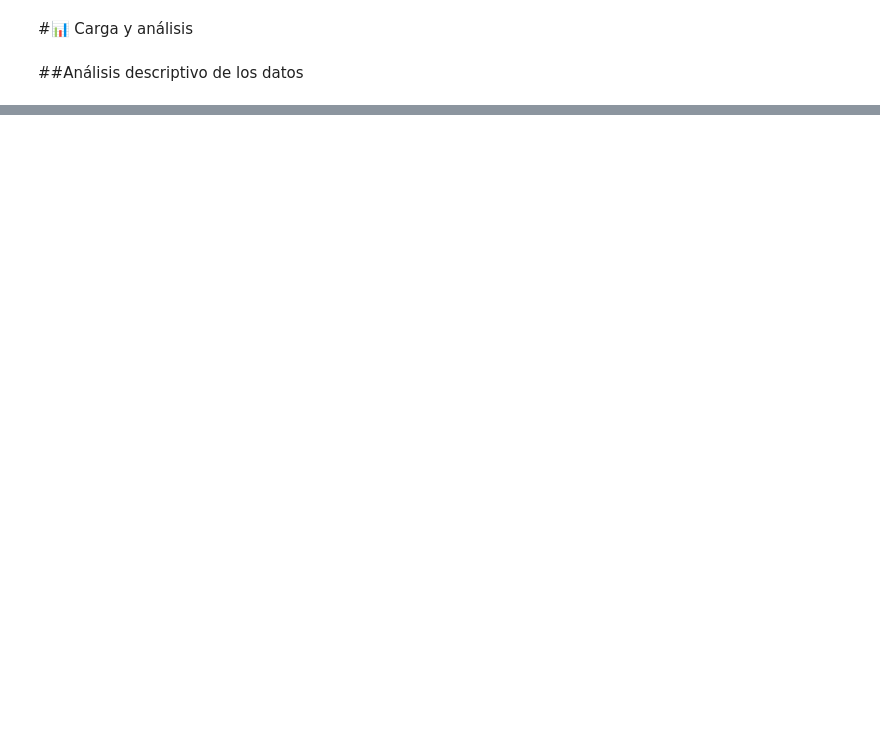
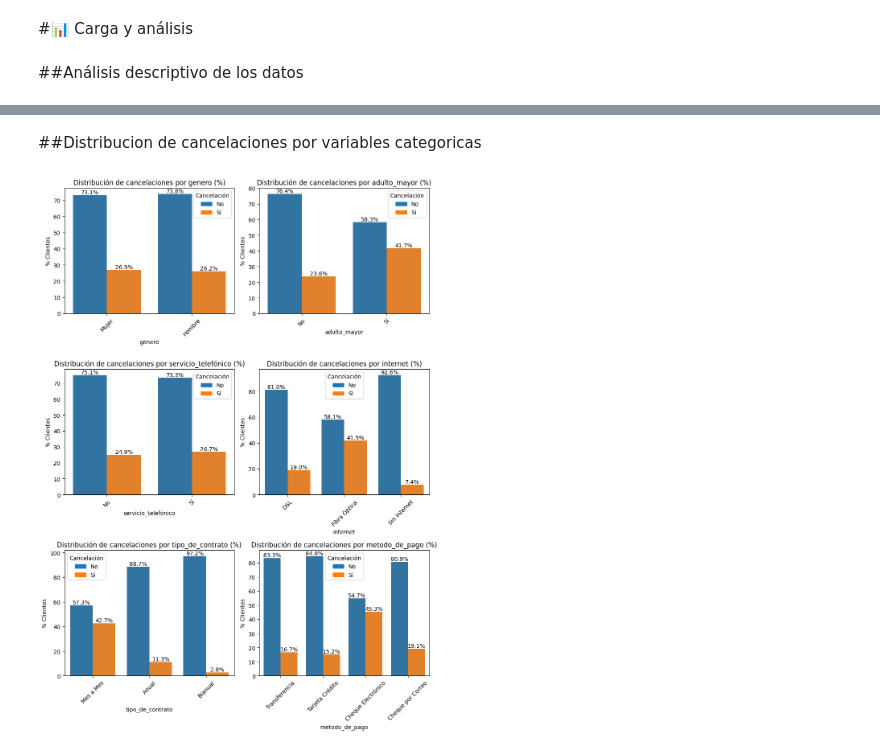
Before and after one commit to NicoPerotto/challenge2-data-science-LATAM, a Jupyter notebook: TelecomX_LATAM.ipynb, the cells around one changed output, grey strips where cells are left out. Drawn from its saved outputs; the diff is of its cells as text; code cells hidden in the pictures; blank space fills up the shorter version.

```diff
--- a/TelecomX_LATAM.ipynb
+++ b/TelecomX_LATAM.ipynb
@@ -276,0 +352,52 @@ dataFrame.describe()
+# %% [markdown]
+##Distribucion de cancelaciones por variables categoricas
+# %%
+fig, axes = plt.subplots(3, 2, figsize=(10, 14))
+axes = axes.flatten()
+
+columnas_cat = ['genero', 'adulto_mayor','servicio_telefónico','internet','tipo_de_contrato','metodo_de_pago']
+traducciones_ticks = {
+    'Female': 'Mujer', 'Male': 'Hombre',
+    '1': 'Sí', '0': 'No',
+    'DSL': 'DSL', 'Fiber optic': 'Fibra Óptica', 'No': 'Sin Internet',
+    'Month-to-month': 'Mes a Mes', 'One year': 'Anual', 'Two year': 'Bianual',
+    'Electronic check': 'Cheque Electrónico', 'Mailed check': 'Cheque por Correo',
+    'Bank transfer (automatic)': 'Transferencia', 'Credit card (automatic)': 'Tarjeta Crédito'
+}
+
+# Definir paleta de colores para las leyendas
+legend_handles = [
+    mpatches.Patch(color=sns.color_palette('tab10')[0], label='No'),
+    mpatches.Patch(color=sns.color_palette('tab10')[1], label='Sí'),
+]
+
+for i, col in enumerate(columnas_cat):
+
+    # Caclculo de porcentaje por categorías
+    churn_percentage = dataFrame.groupby(col)['cancelación'].value_counts(normalize=True).mul(100).rename('percentage').reset_index()
+
+    # Creacion de gráficos
+    ax = sns.barplot(data=churn_percentage, x=col, y='percentage', hue='cancelación', ax=axes[i], palette='tab10')
+    axes[i].set_title(f'Distribución de cancelaciones por {col} (%)')
+    axes[i].set_xlabel(col)
+    axes[i].set_ylabel('% Clientes')
+    axes[i].tick_params(axis='x', rotation=45)
+    axes[i].legend(handles=legend_handles, title='Cancelación')
+
+    labels = [item.get_text() for item in axes[i].get_xticklabels()]
+    nuevas_labels = [traducciones_ticks.get(l, l) for l in labels]
+
+    # 2. FIJAR las posiciones primero (esto quita el Warning)
+    axes[i].set_xticks(range(len(nuevas_labels)))
+
+    # 3. ASIGNAR las etiquetas
+    axes[i].set_xticklabels(nuevas_labels, rotation=45)
+
+    # Etiqueta de porcentajes
+    for container in ax.containers:
+        ax.bar_label(container, fmt='%.1f%%', label_type='edge')
+
+plt.tight_layout()
+plt.show()
+# %% [output]
+[figure, added]
```
Also changed, not shown: parts of 13 cells of this notebook.
